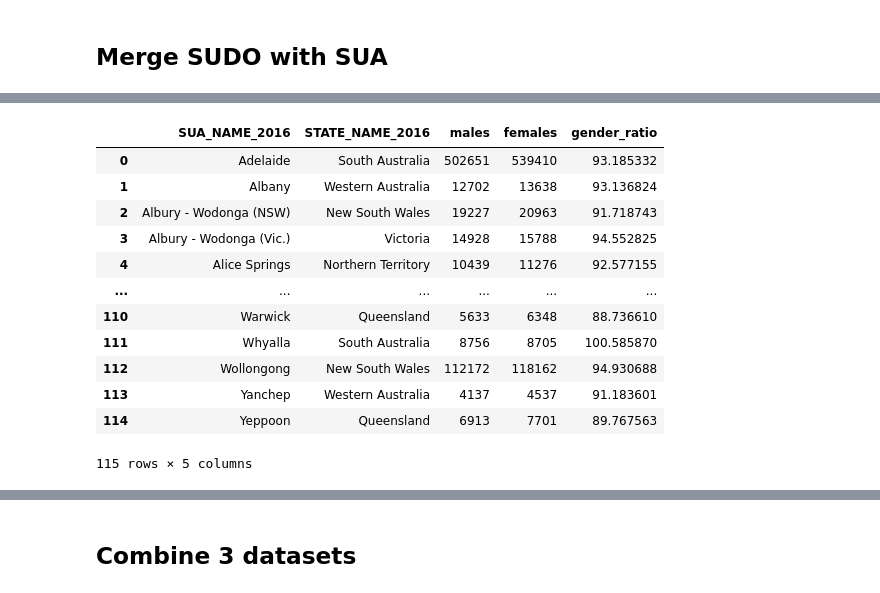
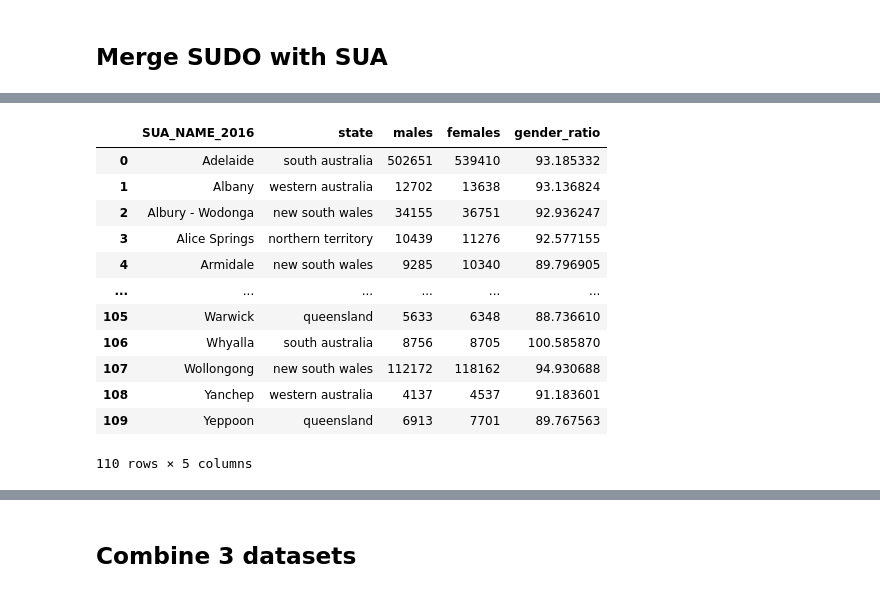
Before and after one commit to junhual1/CCCA2, a Jupyter notebook: preprocessing/SUDO_preprocessing.ipynb, the cells around one changed output, grey strips where cells are left out. Cells and saved outputs as stored; diff of their text form; code cells hidden in the pictures.

```diff
--- a/preprocessing/SUDO_preprocessing.ipynb
+++ b/preprocessing/SUDO_preprocessing.ipynb
@@ -4,10 +4,16 @@ import pandas as pd
 ## Process the relationship between SA2 SUA and State
 data collected from: https://www.abs.gov.au/AUSSTATS/abs@.nsf/DetailsPage/1270.0.55.001July%202016?OpenDocument
 # %%
-SA2_S = pd.read_csv(r'SUDO/SA2_State.csv')
-SA2_SUA = pd.read_csv(r'SUDO/SA2_SUA.csv')
+SA2_S = pd.read_csv('../data/SUDO/SA2_State.csv')
+SA2_SUA = pd.read_csv('../data/SUDO/SA2_SUA.csv')
 join_SA2_SUA = SA2_SUA[['SA2_MAINCODE_2016','SUA_NAME_2016','SUA_CODE_2016']]
 join_SA2_S = SA2_S[['SA2_MAINCODE_2016']]
+STATE_CODE = {1: "new south wales", 2: "victoria", 3: "queensland",
+            4: "south australia", 5: "western australia", 6: "tasmania",
+            7: "northern territory", 8: "australian capital territory",
+            9: "offshore territories"}
 # %%
 joined_area = pd.merge(join_SA2_SUA, join_SA2_S, how='inner', on = 'SA2_MAINCODE_2016')
-joined_area
+joined_area['state'] = None
+for idx,row in joined_area.iterrows():
+    joined_area.loc[idx,'state'] = STATE_CODE[(row['SUA_CODE_2016']//1000)]
@@ -31,8 +23,8 @@ dataset name:
 - SA2-P40a Labour Force Status by Age by Sex-Census 2016
 - SA2-P40b Labour Force Status by Age by Sex-Census 2016
 # %%
-all_a = pd.read_csv(r'SUDO\SA2-P40_Labour_Force_Status-CSV\sa2_p40a_data.csv').drop(' sa2_name16',axis = 1)
-all_b = pd.read_csv(r'SUDO\SA2-P40_Labour_Force_Status-CSV\sa2_p40b_data.csv')
+all_a = pd.read_csv(r'../data/SUDO\SA2-P40_Labour_Force_Status-CSV\sa2_p40a_data.csv').drop(' sa2_name16',axis = 1)
+all_b = pd.read_csv(r'../data/SUDO\SA2-P40_Labour_Force_Status-CSV\sa2_p40b_data.csv')
 # %%
 joined_all = pd.merge(all_a, all_b, how='inner', on = ' sa2_main16')
 # %%
@@ -224,31 +189,23 @@ SUA_employ
 # %%
 SUA_gender = pd.merge(joined_area, gender_df, how='inner', left_on = 'SA2_MAINCODE_2016', right_on='SA2_maincode')
 SUA_gender = SUA_gender.drop(columns=['SA2_MAINCODE_2016','SA2_maincode'])
 
-SUA_gender = SUA_gender.groupby(['SUA_NAME_2016','STATE_NAME_2016'])['males','females'].sum()
+SUA_gender = SUA_gender.groupby(['SUA_NAME_2016','state'])['males','females'].sum()
 SUA_gender = SUA_gender.reset_index()
-
-# Find duplicate values in the 'Name' column
-SUA_gender_dup = SUA_gender.duplicated(subset='SUA_NAME_2016', keep=False)
-duplicate_rows = SUA_gender[SUA_gender_dup]
-
-for idx,row in duplicate_rows.iterrows():
-    if '(' not in row['SUA_NAME_2016']:
-        SUA_gender.loc[idx, 'SUA_NAME_2016'] = row['SUA_NAME_2016'] + state_dict[row['STATE_NAME_2016']]
 
 SUA_gender['gender_ratio'] = SUA_gender['males'] / SUA_gender['females'] * 100
 SUA_gender
 # %% [output]
-|  | SUA_NAME_2016 | STATE_NAME_2016 | males | females | gender_ratio |
-| 0 | Adelaide | South Australia | 502651 | 539410 | 93.185332 |
-| 1 | Albany | Western Australia | 12702 | 13638 | 93.136824 |
-| 2 | Albury - Wodonga (NSW) | New South Wales | 19227 | 20963 | 91.718743 |
-| 3 | Albury - Wodonga (Vic.) | Victoria | 14928 | 15788 | 94.552825 |
-| 4 | Alice Springs | Northern Territory | 10439 | 11276 | 92.577155 |
+|  | SUA_NAME_2016 | state | males | females | gender_ratio |
+| 0 | Adelaide | south australia | 502651 | 539410 | 93.185332 |
+| 1 | Albany | western australia | 12702 | 13638 | 93.136824 |
+| 2 | Albury - Wodonga | new south wales | 34155 | 36751 | 92.936247 |
+| 3 | Alice Springs | northern territory | 10439 | 11276 | 92.577155 |
+| 4 | Armidale | new south wales | 9285 | 10340 | 89.796905 |
 | ... | ... | ... | ... | ... | ... |
-| 110 | Warwick | Queensland | 5633 | 6348 | 88.736610 |
-| 111 | Whyalla | South Australia | 8756 | 8705 | 100.585870 |
-| 112 | Wollongong | New South Wales | 112172 | 118162 | 94.930688 |
-| 113 | Yanchep | Western Australia | 4137 | 4537 | 91.183601 |
-| 114 | Yeppoon | Queensland | 6913 | 7701 | 89.767563 |
+| 105 | Warwick | queensland | 5633 | 6348 | 88.736610 |
+| 106 | Whyalla | south australia | 8756 | 8705 | 100.585870 |
+| 107 | Wollongong | new south wales | 112172 | 118162 | 94.930688 |
+| 108 | Yanchep | western australia | 4137 | 4537 | 91.183601 |
+| 109 | Yeppoon | queensland | 6913 | 7701 | 89.767563 |
-115 rows × 5 columns
+110 rows × 5 columns
```
Also changed, not shown: parts of 9 cells of this notebook, 1 other file.
